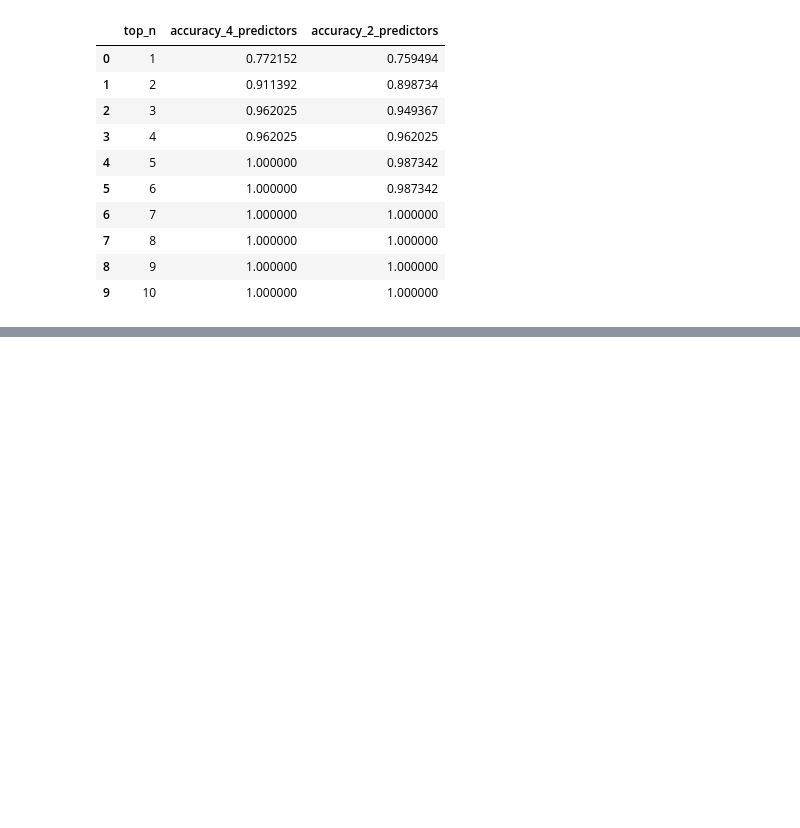
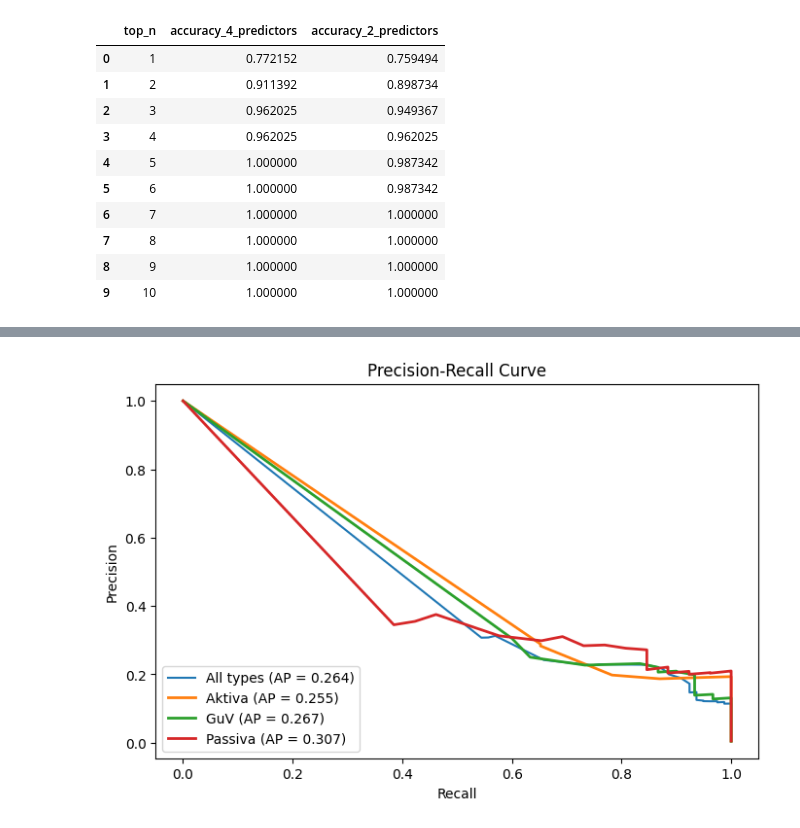
Before and after one commit to Famondir/Thesis, a Jupyter notebook: benchmark_jobs/page_identification/term_frequency.ipynb, the cells around one changed output, grey strips where cells are left out. Saved outputs shown, nothing was run; the diff lists cells and outputs as text; code cells hidden in the pictures; blank space fills up the shorter version.

```diff
--- a/benchmark_jobs/page_identification/term_frequency.ipynb
+++ b/benchmark_jobs/page_identification/term_frequency.ipynb
@@ -1014,0 +1098,28 @@ df_topn_4_predictors.merge(df_topn, on="top_n", suffixes=('_4_predictors', '_2_p
+# %%
+from sklearn.metrics import precision_recall_curve, average_precision_score
+
+plt.figure(figsize=(8, 5))
+
+# Precision-Recall curve for all types together
+y_true = df_test_split['is_truth'].values
+y_score = df_test_split['score'].values
+precision, recall, _ = precision_recall_curve(y_true, y_score)
+avg_prec = average_precision_score(y_true, y_score)
+plt.plot(recall, precision, label=f'All types (AP = {avg_prec:.3f})')
+
+# Precision-Recall curve per type
+for t in df_test_split['type'].unique():
+    mask = df_test_split['type'] == t
+    y_true_t = df_test_split.loc[mask, 'is_truth'].values
+    y_score_t = df_test_split.loc[mask, 'score'].values
+    precision_t, recall_t, _ = precision_recall_curve(y_true_t, y_score_t)
+    avg_prec_t = average_precision_score(y_true_t, y_score_t)
+    plt.plot(recall_t, precision_t, lw=2, label=f'{t} (AP = {avg_prec_t:.3f})')
+
+plt.xlabel('Recall')
+plt.ylabel('Precision')
+plt.title('Precision-Recall Curve')
+plt.legend(loc="lower left")
+plt.show()
+# %% [output]
+[figure, added]
```
Also changed, not shown: parts of 13 cells of this notebook, 51 other files.
